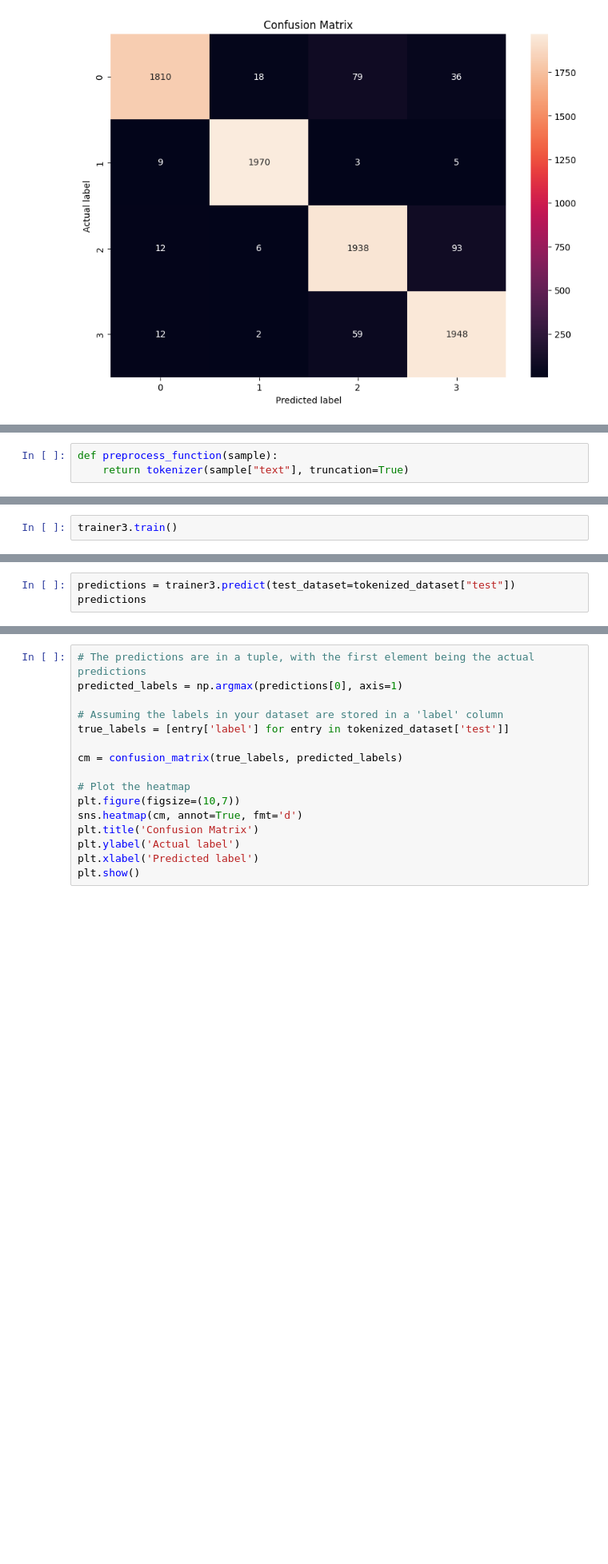
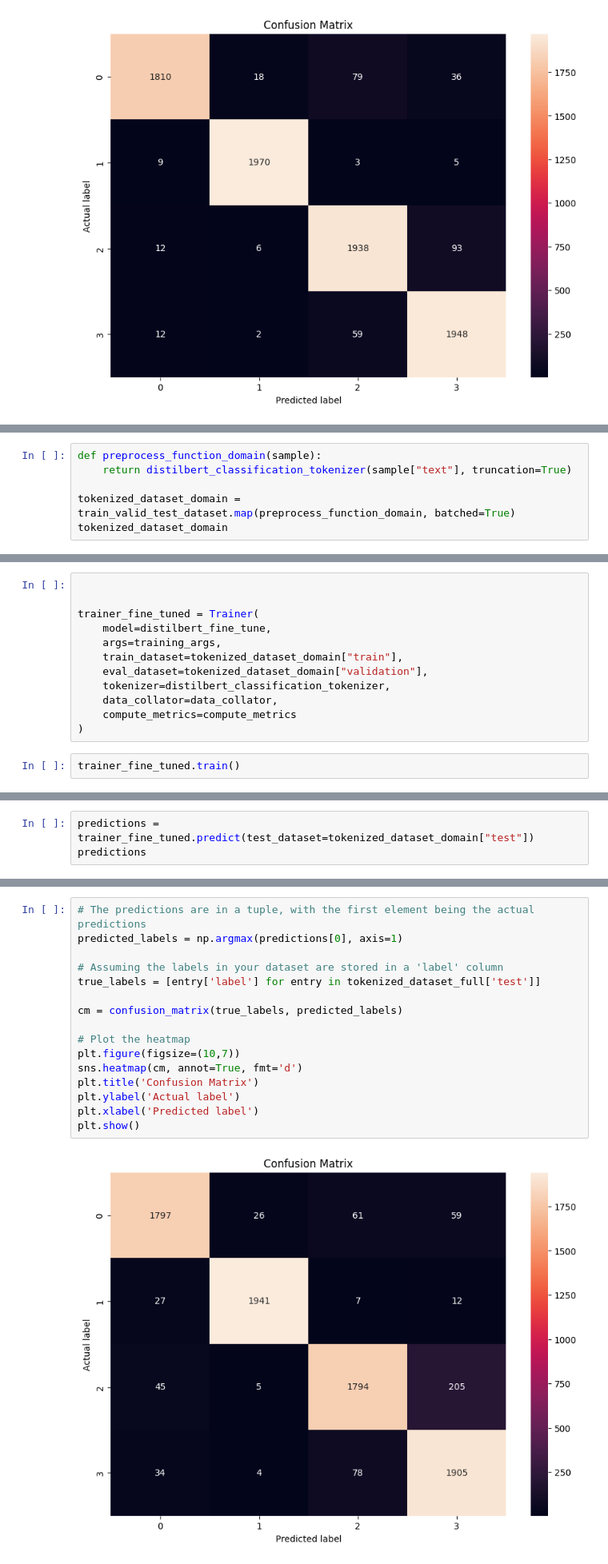
Before and after one commit to LCS-FS/NLP, a Jupyter notebook: assign2/roberta-base_topic_classification_nyt_news.ipynb, the cells around one changed output, grey strips where cells are left out. Shown at 80% size. Saved outputs shown, nothing was run; the diff lists cells and outputs as text; blank space fills up the shorter version.

Commit message:
domain adaptation with distilbert and full dataset

```diff
--- a/assign2/roberta-base_topic_classification_nyt_news.ipynb
+++ b/assign2/roberta-base_topic_classification_nyt_news.ipynb
@@ -840,3 +912,6 @@ KeyboardInterrupt:
 # %%
-def preprocess_function(sample):
-    return tokenizer(sample["text"], truncation=True)
+def preprocess_function_domain(sample):
+    return distilbert_classification_tokenizer(sample["text"], truncation=True)
+
+tokenized_dataset_domain = train_valid_test_dataset.map(preprocess_function_domain, batched=True)
+tokenized_dataset_domain
@@ -897,3 +933,15 @@ trainer3 = Trainer(
+# %%
+
+
+trainer_fine_tuned = Trainer(
+    model=distilbert_fine_tune,
+    args=training_args,
+    train_dataset=tokenized_dataset_domain["train"],
+    eval_dataset=tokenized_dataset_domain["validation"],
+    tokenizer=distilbert_classification_tokenizer,
+    data_collator=data_collator,
+    compute_metrics=compute_metrics
+)
 # %%
-trainer3.train()
+trainer_fine_tuned.train()
 # %% [output]
@@ -952,4 +978,4 @@ trainer3.evaluate()
 # %%
-predictions = trainer3.predict(test_dataset=tokenized_dataset["test"])
+predictions = trainer_fine_tuned.predict(test_dataset=tokenized_dataset_domain["test"])
 predictions
 # %% [output]
@@ -975,18 +1003,20 @@ NameError: name 'real_values' is not defined
 # %%
 # The predictions are in a tuple, with the first element being the actual predictions
 predicted_labels = np.argmax(predictions[0], axis=1)
 
 # Assuming the labels in your dataset are stored in a 'label' column
-true_labels = [entry['label'] for entry in tokenized_dataset['test']]
+true_labels = [entry['label'] for entry in tokenized_dataset_full['test']]
 
 cm = confusion_matrix(true_labels, predicted_labels)
 
 # Plot the heatmap
 plt.figure(figsize=(10,7))
 sns.heatmap(cm, annot=True, fmt='d')
 plt.title('Confusion Matrix')
 plt.ylabel('Actual label')
 plt.xlabel('Predicted label')
 plt.show()
+# %% [output]
+[figure, added]
 # %% [markdown]
 ## Save the models
```
Also changed, not shown: parts of 21 cells of this notebook.
